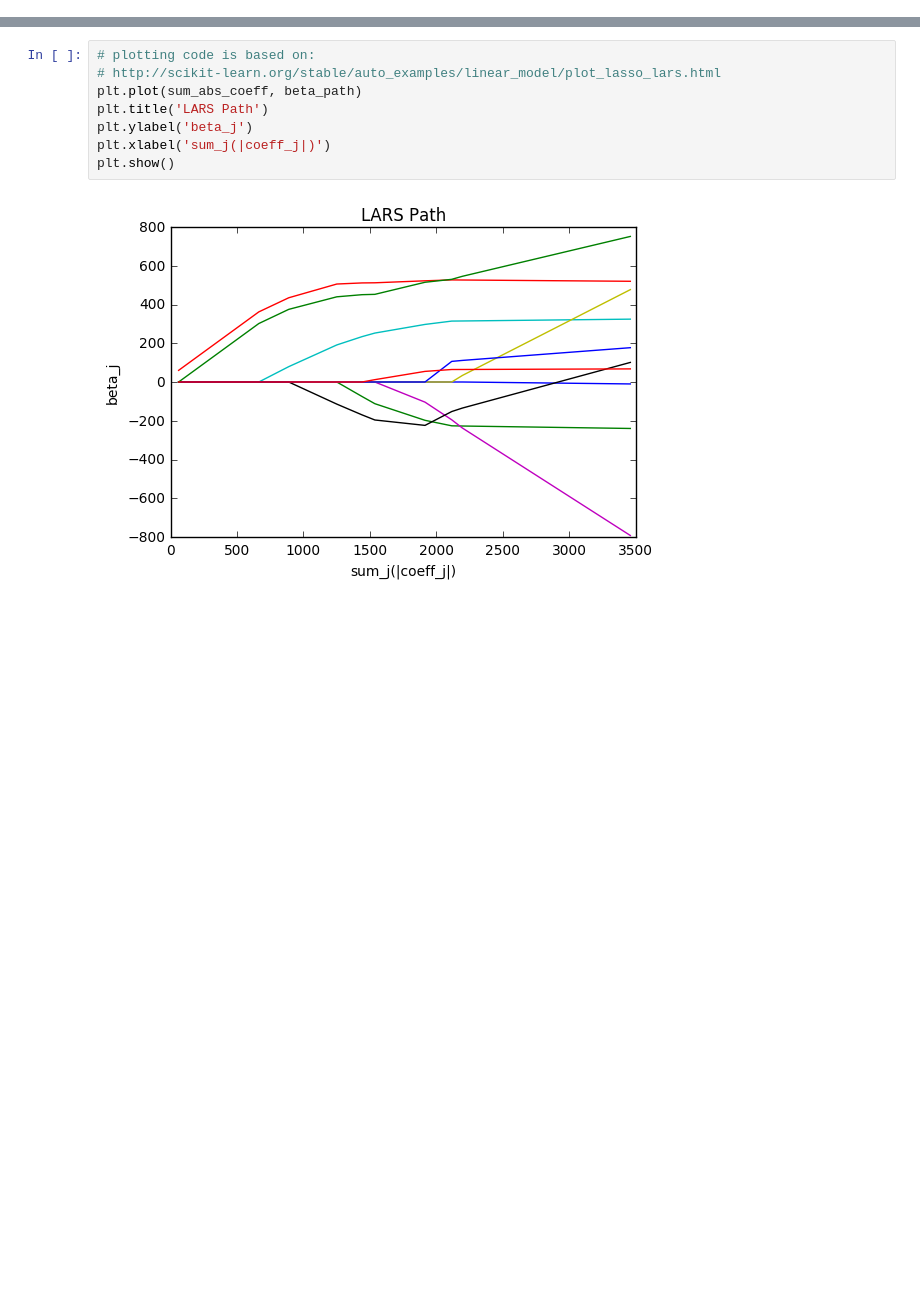
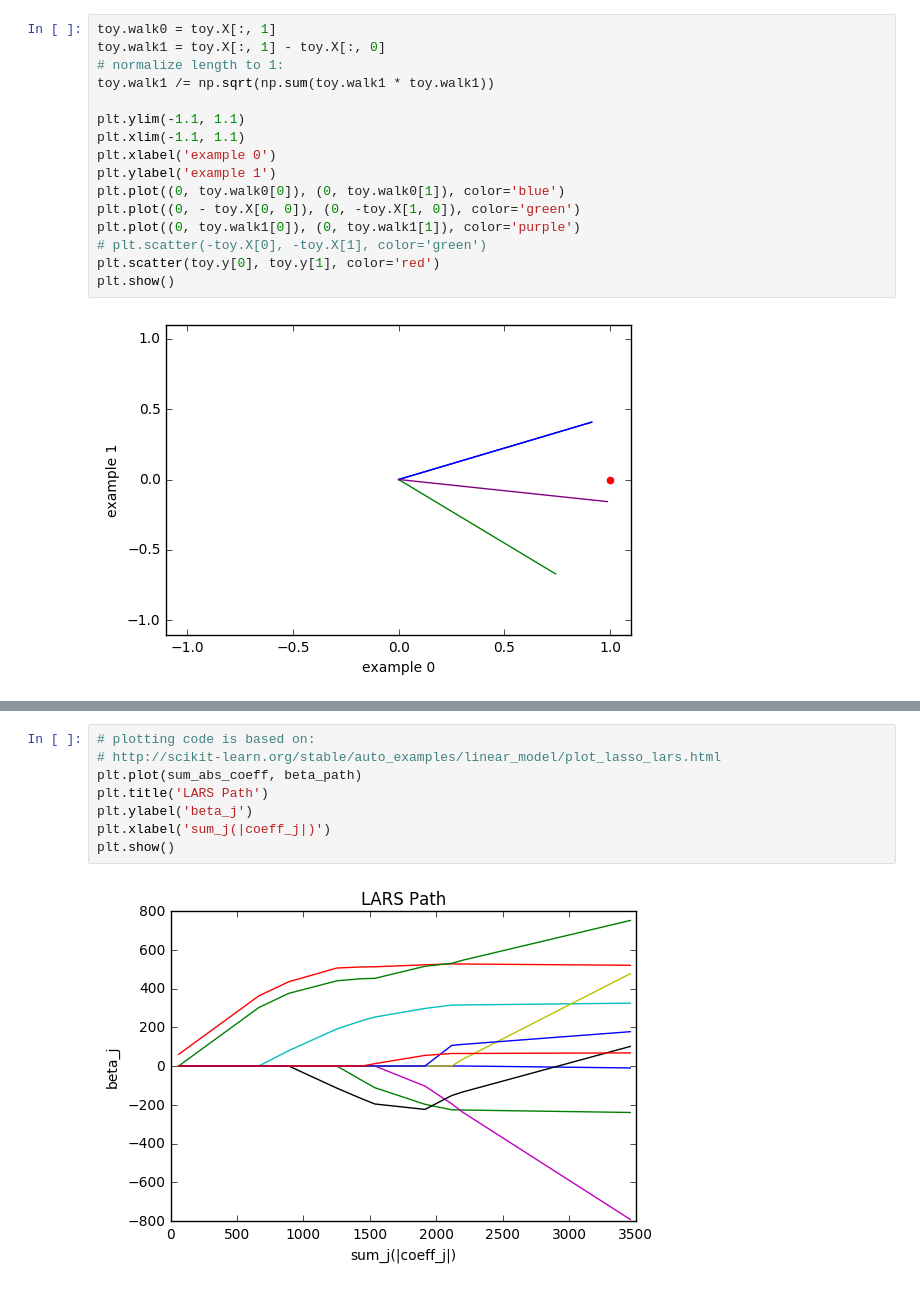
Before and after one commit to hughperkins/selfstudy-LARS, a Jupyter notebook: test_lars.ipynb, the cells around one changed output, grey strips where cells are left out. Cells and saved outputs as stored; diff of their text form; blank space fills up the shorter version.

```diff
--- a/test_lars.ipynb
+++ b/test_lars.ipynb
@@ -0,0 +110,18 @@
+# %%
+toy.walk0 = toy.X[:, 1]
+toy.walk1 = toy.X[:, 1] - toy.X[:, 0]
+# normalize length to 1:
+toy.walk1 /= np.sqrt(np.sum(toy.walk1 * toy.walk1))
+
+plt.ylim(-1.1, 1.1)
+plt.xlim(-1.1, 1.1)
+plt.xlabel('example 0')
+plt.ylabel('example 1')
+plt.plot((0, toy.walk0[0]), (0, toy.walk0[1]), color='blue')
+plt.plot((0, - toy.X[0, 0]), (0, -toy.X[1, 0]), color='green')
+plt.plot((0, toy.walk1[0]), (0, toy.walk1[1]), color='purple')
+# plt.scatter(-toy.X[0], -toy.X[1], color='green')
+plt.scatter(toy.y[0], toy.y[1], color='red')
+plt.show()
+# %% [output]
+[figure, added]
```
Also changed, not shown: parts of 15 cells of this notebook.
